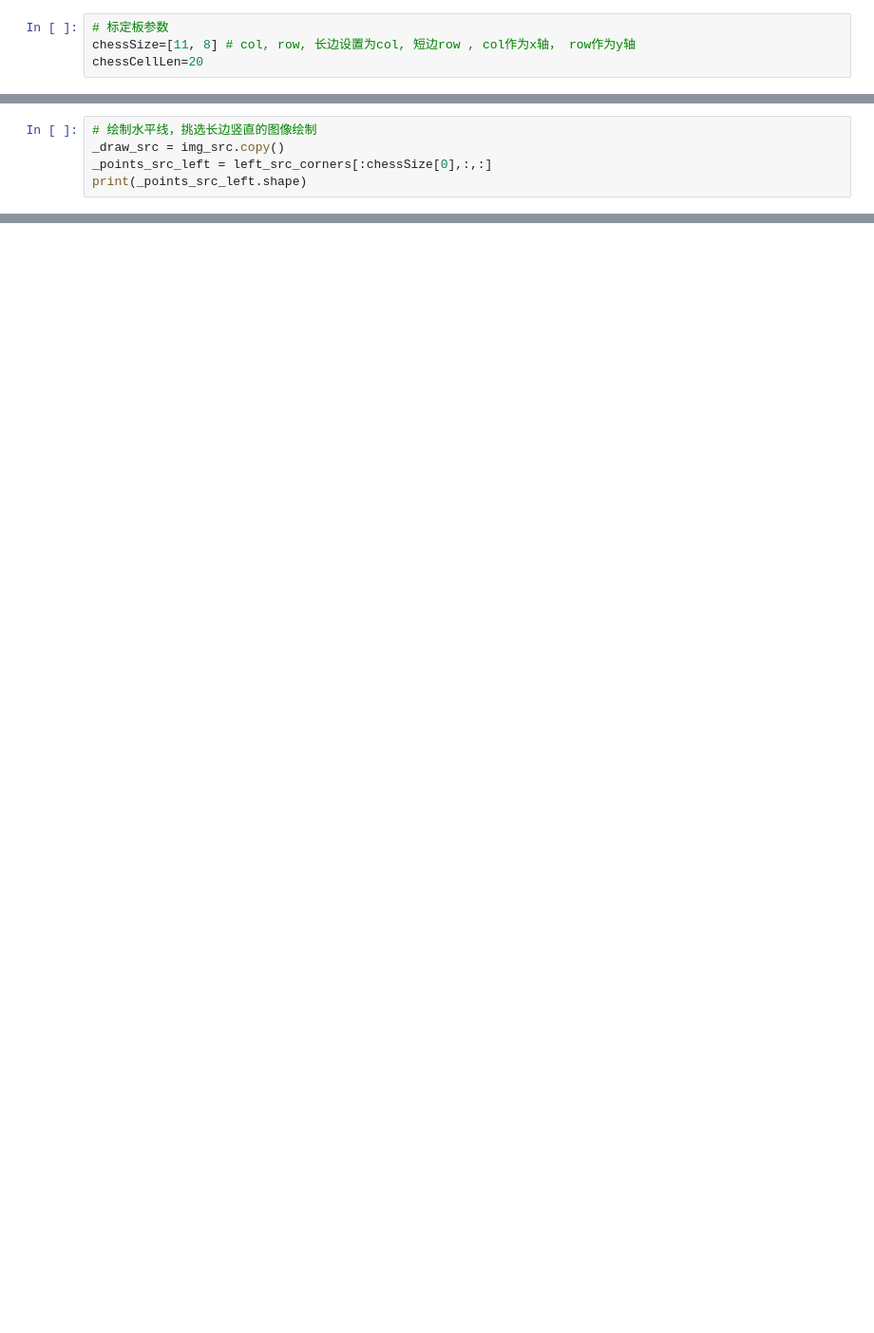
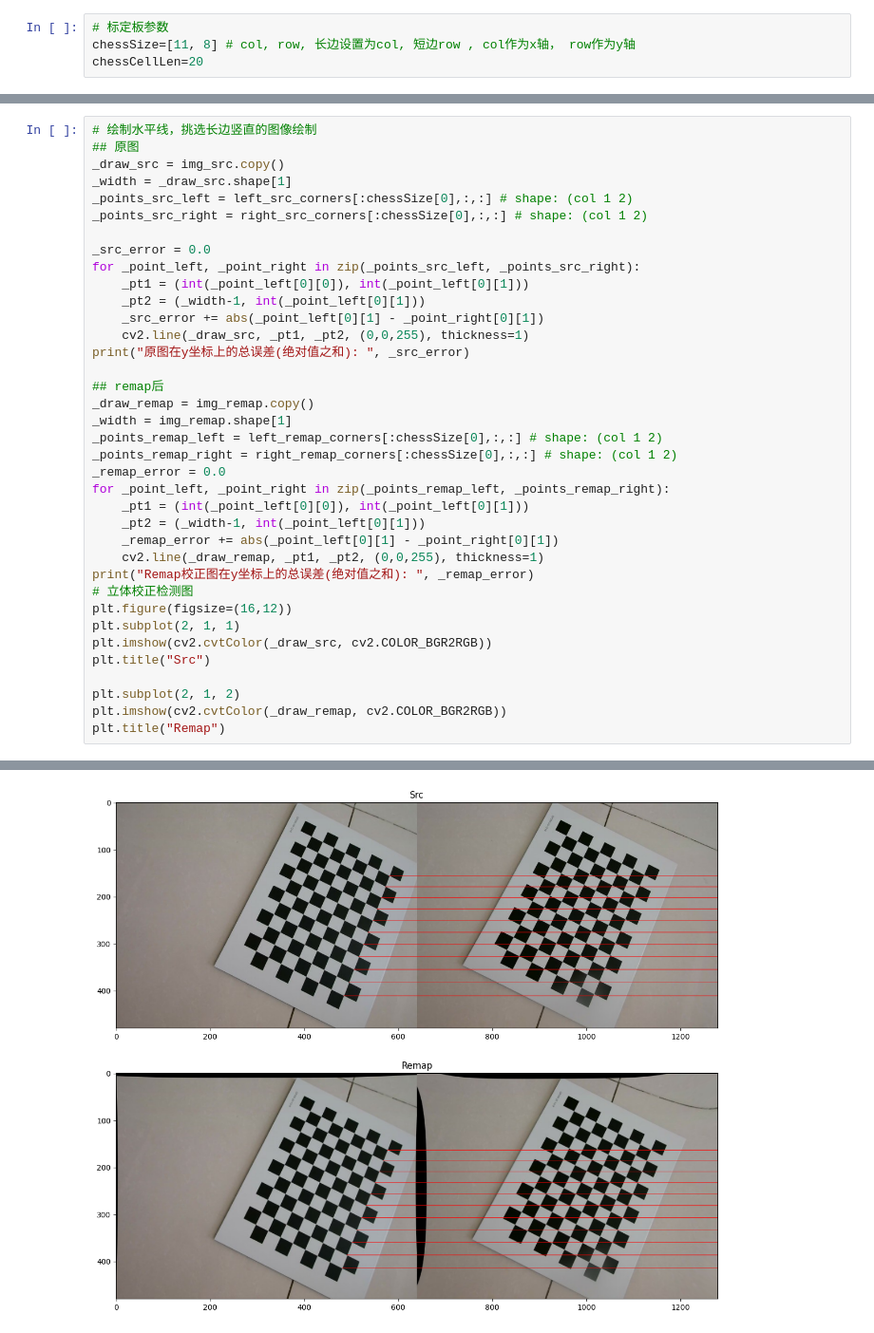
Before and after one commit to chenzhaoqiJM/camera3d_kit, a Jupyter notebook: stereo/calibra.ipynb, the cells around one changed output, grey strips where cells are left out. Shown at 95% size. Saved outputs shown, nothing was run; the diff lists cells and outputs as text; blank space fills up the shorter version.

```diff
--- a/stereo/calibra.ipynb
+++ b/stereo/calibra.ipynb
@@ -100,5 +101,38 @@ Text(0.5, 1.0, 'Remap')
 # %%
 # 绘制水平线，挑选长边竖直的图像绘制
+## 原图
 _draw_src = img_src.copy()
-_points_src_left = left_src_corners[:chessSize[0],:,:]
-print(_points_src_left.shape)
+_width = _draw_src.shape[1]
+_points_src_left = left_src_corners[:chessSize[0],:,:] # shape: (col 1 2)
+_points_src_right = right_src_corners[:chessSize[0],:,:] # shape: (col 1 2)
+
+_src_error = 0.0
+for _point_left, _point_right in zip(_points_src_left, _points_src_right):
+    _pt1 = (int(_point_left[0][0]), int(_point_left[0][1]))
+    _pt2 = (_width-1, int(_point_left[0][1]))
+    _src_error += abs(_point_left[0][1] - _point_right[0][1])
+    cv2.line(_draw_src, _pt1, _pt2, (0,0,255), thickness=1)
+print("原图在y坐标上的总误差(绝对值之和): ", _src_error)
+
+## remap后
+_draw_remap = img_remap.copy()
+_width = img_remap.shape[1]
+_points_remap_left = left_remap_corners[:chessSize[0],:,:] # shape: (col 1 2)
+_points_remap_right = right_remap_corners[:chessSize[0],:,:] # shape: (col 1 2)
+_remap_error = 0.0
+for _point_left, _point_right in zip(_points_remap_left, _points_remap_right):
+    _pt1 = (int(_point_left[0][0]), int(_point_left[0][1]))
+    _pt2 = (_width-1, int(_point_left[0][1]))
+    _remap_error += abs(_point_left[0][1] - _point_right[0][1])
+    cv2.line(_draw_remap, _pt1, _pt2, (0,0,255), thickness=1)
+print("Remap校正图在y坐标上的总误差(绝对值之和): ", _remap_error)
+# 立体校正检测图
+plt.figure(figsize=(16,12))
+plt.subplot(2, 1, 1)
+plt.imshow(cv2.cvtColor(_draw_src, cv2.COLOR_BGR2RGB))
+plt.title("Src")
+
+plt.subplot(2, 1, 2)
+plt.imshow(cv2.cvtColor(_draw_remap, cv2.COLOR_BGR2RGB))
+plt.title("Remap")
+# %% [output]
@@ -104,0 +142 @@ print(_points_src_left.shape)
+[figure, added]
```
Also changed, not shown: parts of 27 cells of this notebook, 59 other files.
